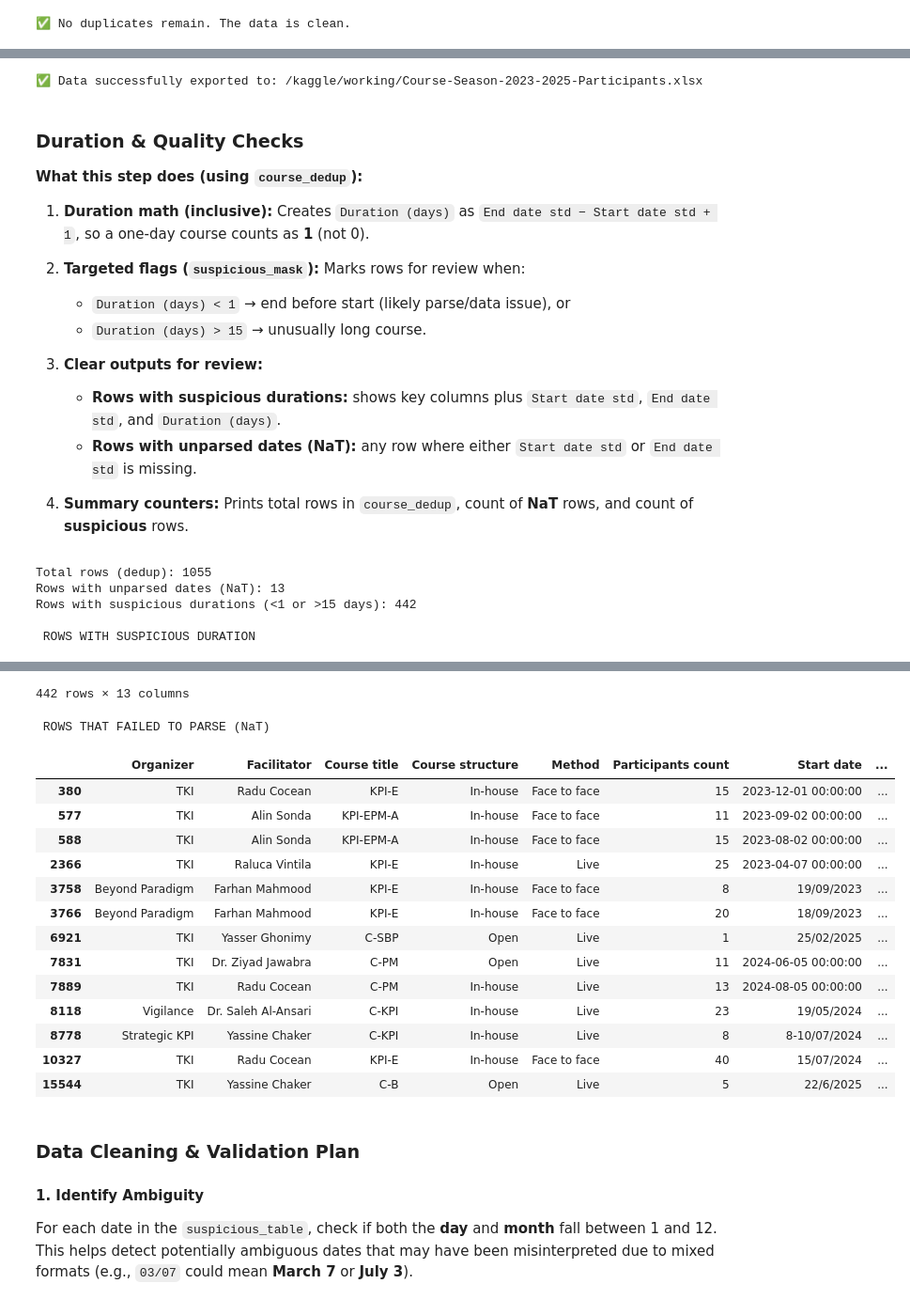
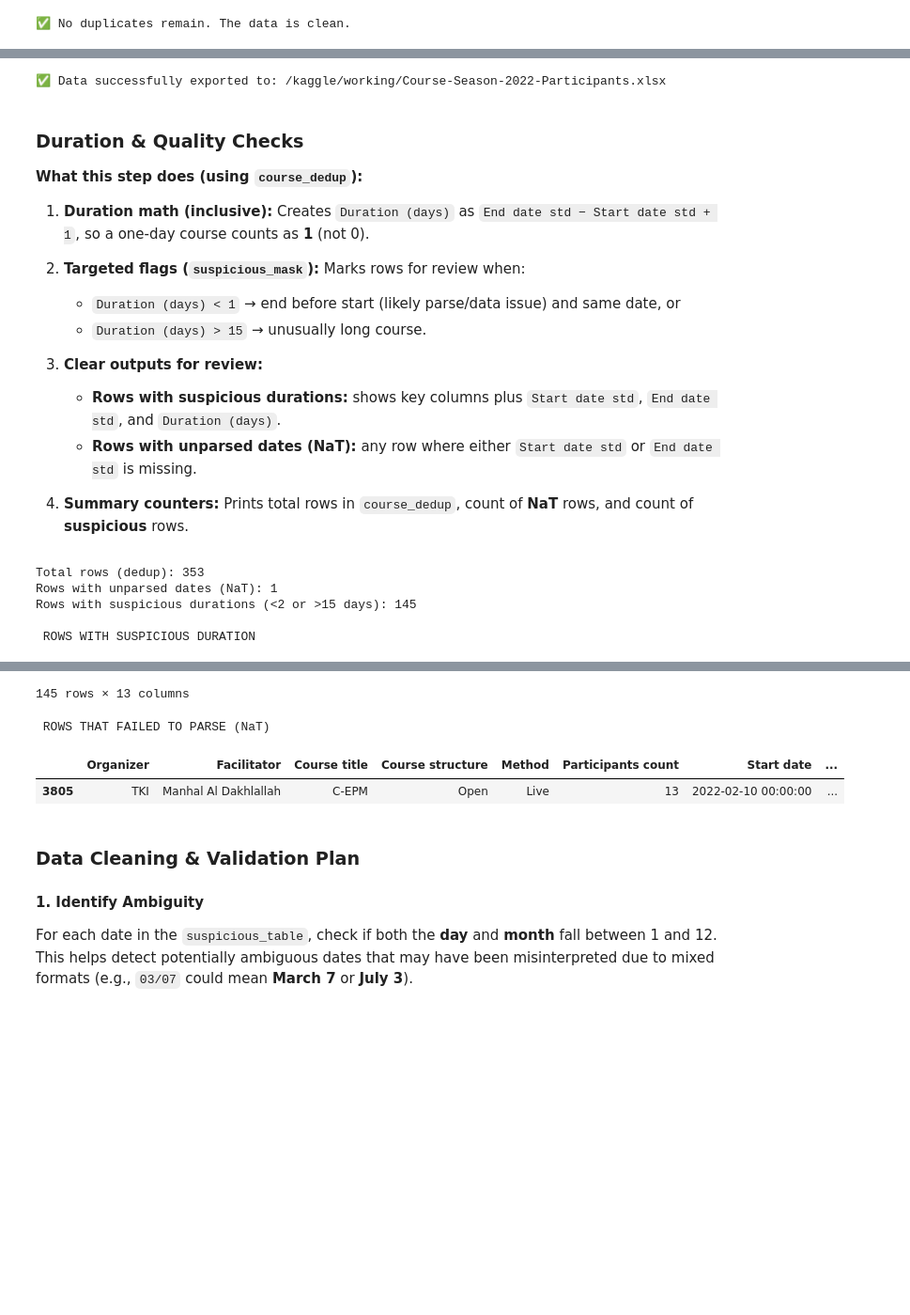
Before and after one commit to adamdandi/training-performance-analysis, a Jupyter notebook: 2023-2025-training-performance-analysis.ipynb, the cells around one changed output, grey strips where cells are left out. Shown: that part at 94% size. Saved outputs shown, nothing was run; the diff lists cells and outputs as text; code cells hidden in the pictures; blank space fills up the shorter version.

Commit message:
Kaggle Notebook | 2022 Training Performance Analysis

```diff
--- a/2023-2025-training-performance-analysis.ipynb
+++ b/2023-2025-training-performance-analysis.ipynb
@@ -152,17 +153,17 @@ course['Start date std'] = parse_dates(course['Start date'])
 course['End date std']   = parse_dates(course['End date'])
 
 # Keep ONLY rows where Start date std OR End date std is in 2023/2024/2025
-valid_years = {2023, 2024, 2025}
+valid_years = {2022}
 mask_years = (
     course['Start date std'].dt.year.isin(valid_years) |
     course['End date std'].dt.year.isin(valid_years)
 )
 course = course[mask_years].reset_index(drop=True)
-# Explicitly exclude any row where Start/End std is in 2022
-course = course[~(course['Start date std'].dt.year.eq(2022) | course['End date std'].dt.year.eq(2022))].reset_index(drop=True)
+# Explicitly exclude any row where Start/End std is in 2021
+course = course[~(course['Start date std'].dt.year.eq(2021) | course['End date std'].dt.year.eq(2021))].reset_index(drop=True)
 
 # (Optional) quick look
-print("Filtered rows (years 2023–2025 in Start/End std):", len(course))
+print("Filtered rows (years 2022 in Start/End std):", len(course))
 display(course.head(20))
 display(course.tail(20))
 # %% [output]
@@ -372,11 +350,11 @@ table(course_dedup)
 # %%
 # Export cleaned data to Excel file
-output_path = '/kaggle/working/Course-Season-2023-2025-Participants.xlsx'
+output_path = '/kaggle/working/Course-Season-2022-Participants.xlsx'
 course_dedup.to_excel(output_path, index=False)
 
 print(f"✅ Data successfully exported to: {output_path}")
 # %% [output]
-✅ Data successfully exported to: /kaggle/working/Course-Season-2023-2025-Participants.xlsx
+✅ Data successfully exported to: /kaggle/working/Course-Season-2022-Participants.xlsx
 # %% [markdown]
 ### Duration & Quality Checks
 
@@ -390,7 +368,7 @@ print(f"✅ Data successfully exported to: {output_path}")
 2. **Targeted flags (`suspicious_mask`):**
    Marks rows for review when:
 
-   * `Duration (days) < 1` → end before start (likely parse/data issue), or
+   * `Duration (days) < 1` → end before start (likely parse/data issue) and same date, or
    * `Duration (days) > 15` → unusually long course.
 
 3. **Clear outputs for review:**
@@ -410,9 +388,9 @@ course_dedup['Duration (days)'] = (
 ).dt.days + 1
 
 # 2) Targeted flags
-#    - Duration < 1  : end before start (likely parsing/data error)
+#    - Duration < 2  : end before start (likely parsing/data error) and same date check
 #    - Duration > 15 : unusually long, needs review
-suspicious_mask = (course_dedup['Duration (days)'] < 1) | (course_dedup['Duration (days)'] > 15)
+suspicious_mask = (course_dedup['Duration (days)'] < 2) | (course_dedup['Duration (days)'] > 15)
 
 # 3) Clear outputs
 #    a) Rows with unparsed dates (either std date is NaT)
@@ -436,7 +414,7 @@ suspicious_count = suspicious_mask.sum()
 
 print(f"Total rows (dedup): {rows_total}")
 print(f"Rows with unparsed dates (NaT): {nat_count}")
-print(f"Rows with suspicious durations (<1 or >15 days): {suspicious_count}\n")
+print(f"Rows with suspicious durations (<2 or >15 days): {suspicious_count}\n")
 
 print(" ROWS WITH SUSPICIOUS DURATION ")
 display(suspicious_table)
@@ -444,9 +422,9 @@ display(suspicious_table)
 print("\n ROWS THAT FAILED TO PARSE (NaT) ")
 display(nat_table)
 # %% [output]
-Total rows (dedup): 1055
-Rows with unparsed dates (NaT): 13
-Rows with suspicious durations (<1 or >15 days): 442
+Total rows (dedup): 353
+Rows with unparsed dates (NaT): 1
+Rows with suspicious durations (<2 or >15 days): 145
 
  ROWS WITH SUSPICIOUS DURATION
 |  | Organizer | Facilitator | Course title | Course structure | Method | Participants count | Start date | ... |
@@ -464,19 +442,7 @@ Rows with suspicious durations (<1 or >15 days): 442
-442 rows × 13 columns
+145 rows × 13 columns
  ROWS THAT FAILED TO PARSE (NaT)
 |  | Organizer | Facilitator | Course title | Course structure | Method | Participants count | Start date | ... |
-| 380 | TKI | Radu Cocean | KPI-E | In-house | Face to face | 15 | 2023-12-01 00:00:00 | ... |
-| 577 | TKI | Alin Sonda | KPI-EPM-A | In-house | Face to face | 11 | 2023-09-02 00:00:00 | ... |
-| 588 | TKI | Alin Sonda | KPI-EPM-A | In-house | Face to face | 15 | 2023-08-02 00:00:00 | ... |
-| 2366 | TKI | Raluca Vintila | KPI-E | In-house | Live | 25 | 2023-04-07 00:00:00 | ... |
-| 3758 | Beyond Paradigm | Farhan Mahmood | KPI-E | In-house | Face to face | 8 | 19/09/2023 | ... |
-| 3766 | Beyond Paradigm | Farhan Mahmood | KPI-E | In-house | Face to face | 20 | 18/09/2023 | ... |
-| 6921 | TKI | Yasser Ghonimy | C-SBP | Open | Live | 1 | 25/02/2025 | ... |
-| 7831 | TKI | Dr. Ziyad Jawabra | C-PM | Open | Live | 11 | 2024-06-05 00:00:00 | ... |
-| 7889 | TKI | Radu Cocean | C-PM | In-house | Live | 13 | 2024-08-05 00:00:00 | ... |
-| 8118 | Vigilance | Dr. Saleh Al-Ansari | C-KPI | In-house | Live | 23 | 19/05/2024 | ... |
-| 8778 | Strategic KPI | Yassine Chaker | C-KPI | In-house | Live | 8 | 8-10/07/2024 | ... |
-| 10327 | TKI | Radu Cocean | KPI-E | In-house | Face to face | 40 | 15/07/2024 | ... |
-| 15544 | TKI | Yassine Chaker | C-B | Open | Live | 5 | 22/6/2025 | ... |
+| 3805 | TKI | Manhal Al Dakhlallah | C-EPM | Open | Live | 13 | 2022-02-10 00:00:00 | ... |
 # %% [markdown]
 ### **Data Cleaning & Validation Plan**
 
```
Also changed, not shown: parts of 20 cells of this notebook.
